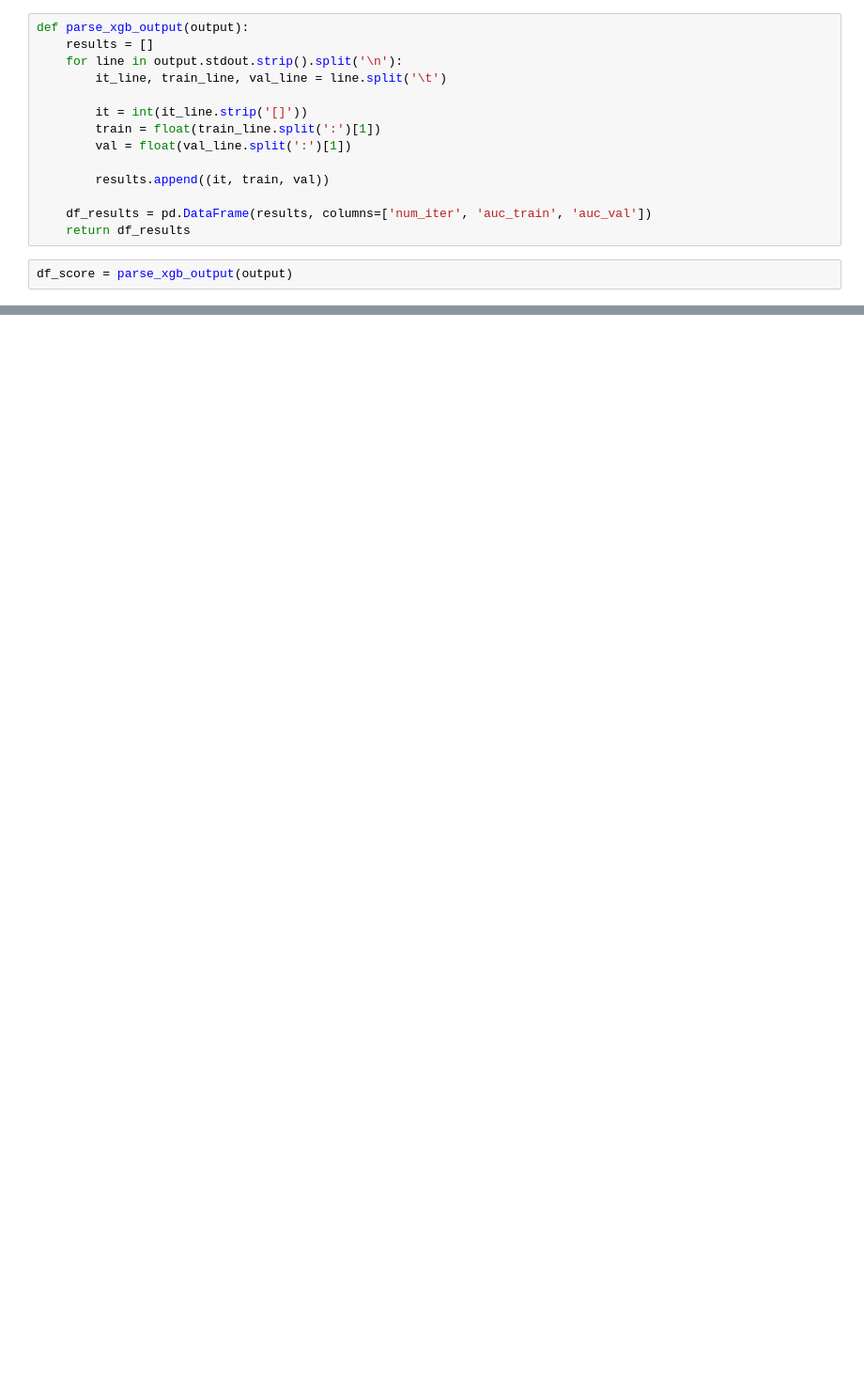
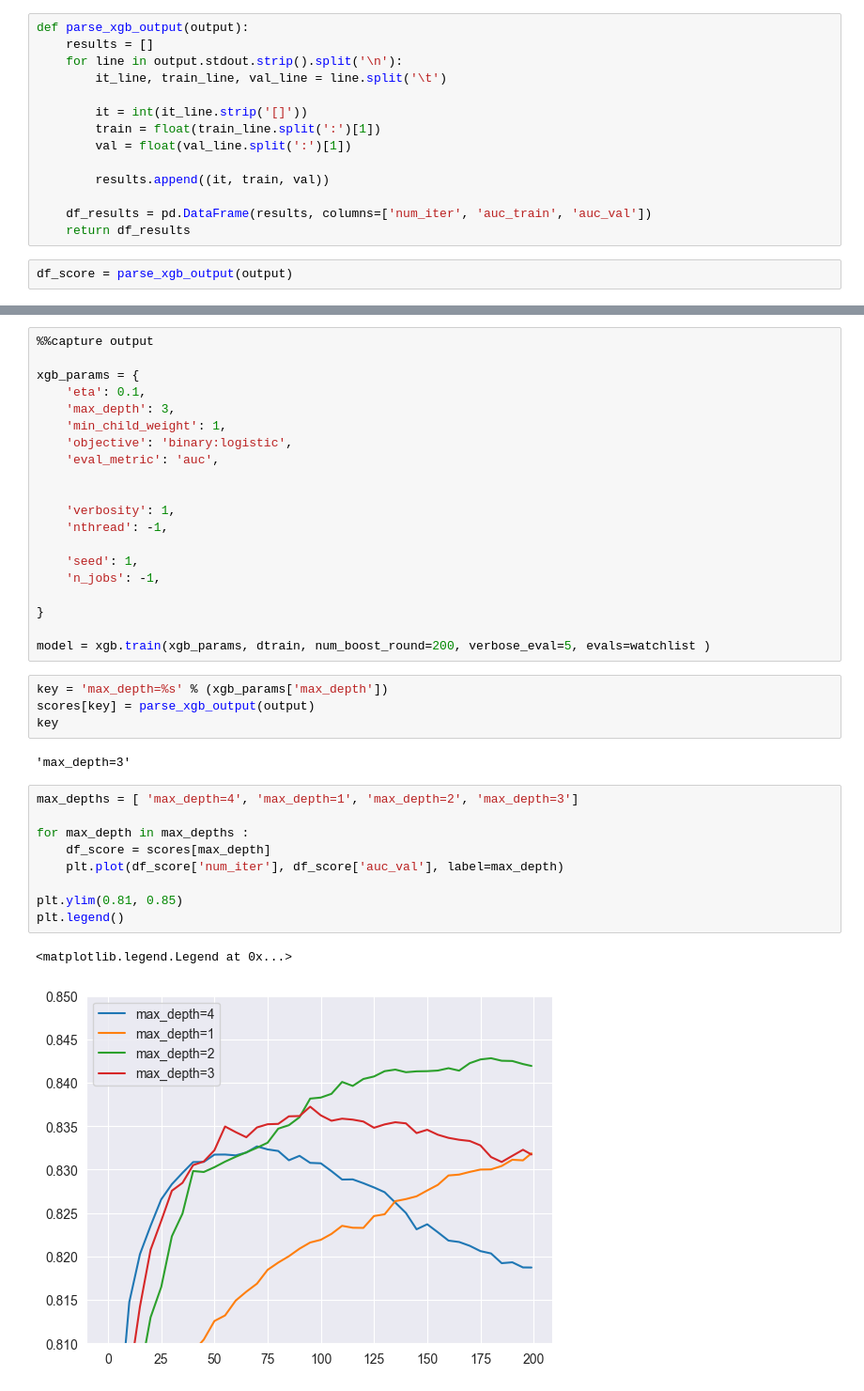
Before and after one commit to MarshallW11/ml-zoomcamp, a Jupyter notebook: 06-Decision-Trees-And-Ensemble/credit_risk_scoring_project.ipynb, the cells around one changed output, grey strips where cells are left out. Shown at 94% size. Drawn from its saved outputs; the diff is of its cells as text; blank space fills up the shorter version.

```diff
--- a/06-Decision-Trees-And-Ensemble/credit_risk_scoring_project.ipynb
+++ b/06-Decision-Trees-And-Ensemble/credit_risk_scoring_project.ipynb
@@ -674,0 +713,38 @@ plt.legend()
+# %%
+%%capture output
+
+xgb_params = {
+    'eta': 0.1,
+    'max_depth': 3,
+    'min_child_weight': 1,
+    'objective': 'binary:logistic',
+    'eval_metric': 'auc',
+
+
+    'verbosity': 1,
+    'nthread': -1,
+
+    'seed': 1,
+    'n_jobs': -1,
+
+}
+
+model = xgb.train(xgb_params, dtrain, num_boost_round=200, verbose_eval=5, evals=watchlist )
+# %%
+key = 'max_depth=%s' % (xgb_params['max_depth'])
+scores[key] = parse_xgb_output(output)
+key
+# %% [output]
+'max_depth=3'
+# %%
+max_depths = [ 'max_depth=4', 'max_depth=1', 'max_depth=2', 'max_depth=3']
+
+for max_depth in max_depths :
+    df_score = scores[max_depth]
+    plt.plot(df_score['num_iter'], df_score['auc_val'], label=max_depth)
+
+plt.ylim(0.81, 0.85)
+plt.legend()
+# %% [output]
+<matplotlib.legend.Legend at 0x...>
+[figure, added]
```
Also changed, not shown: parts of 31 cells of this notebook.
